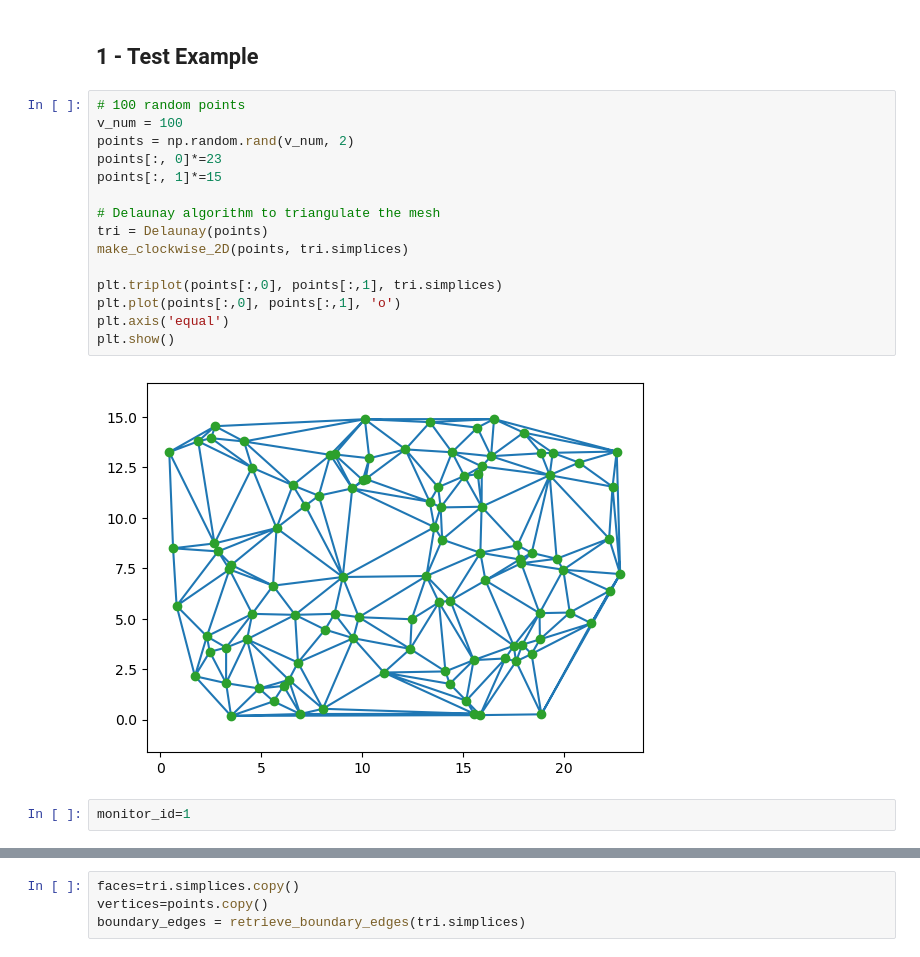
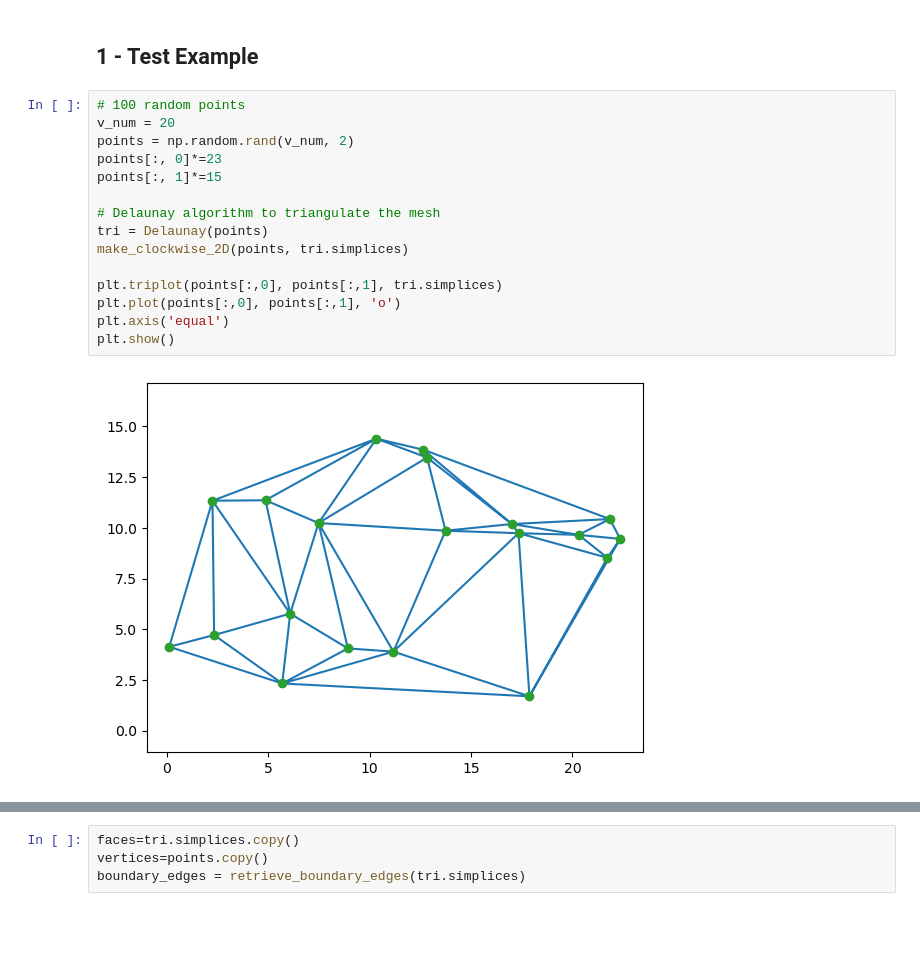
Before and after one commit to scyyc1/ED_Dissertation, a Jupyter notebook: Week 13/Week 13.ipynb, the cells around one changed output, grey strips where cells are left out. Drawn from its saved outputs; the diff is of its cells as text; blank space fills up the shorter version.

```diff
--- a/Week 13/Week 13.ipynb
+++ b/Week 13/Week 13.ipynb
@@ -44,23 +45,21 @@ from scipy.spatial import Delaunay
 ## 1 - Test Example
 # %%
 # 100 random points
-v_num = 100
+v_num = 20
 points = np.random.rand(v_num, 2)
 points[:, 0]*=23
 points[:, 1]*=15
 
 # Delaunay algorithm to triangulate the mesh
 tri = Delaunay(points)
 make_clockwise_2D(points, tri.simplices)
 
 plt.triplot(points[:,0], points[:,1], tri.simplices)
 plt.plot(points[:,0], points[:,1], 'o')
 plt.axis('equal')
 plt.show()
 # %% [output]
-[figure, old version]
+[figure, new version]
-# %%
-monitor_id=1
 # %%
 # edges = triangle_edges(tri.simplices)
 boundary_vertices = retrieve_boundary_vertices(tri.simplices)
```
Also changed, not shown: parts of 30 cells of this notebook, 14 other files.
